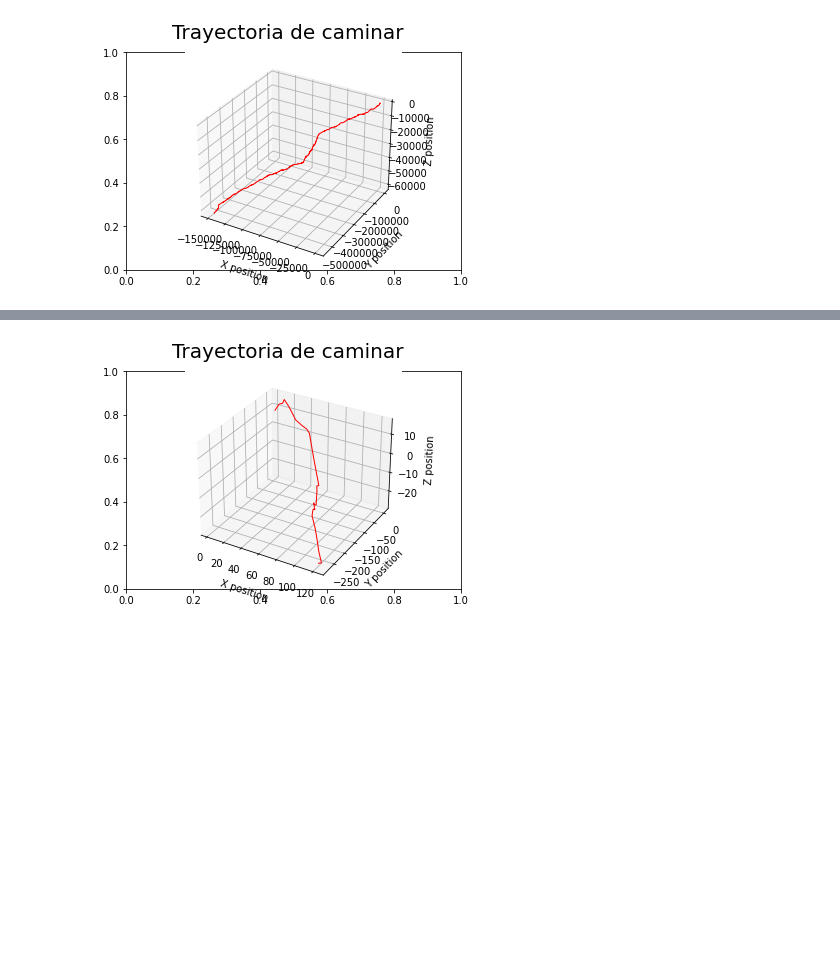
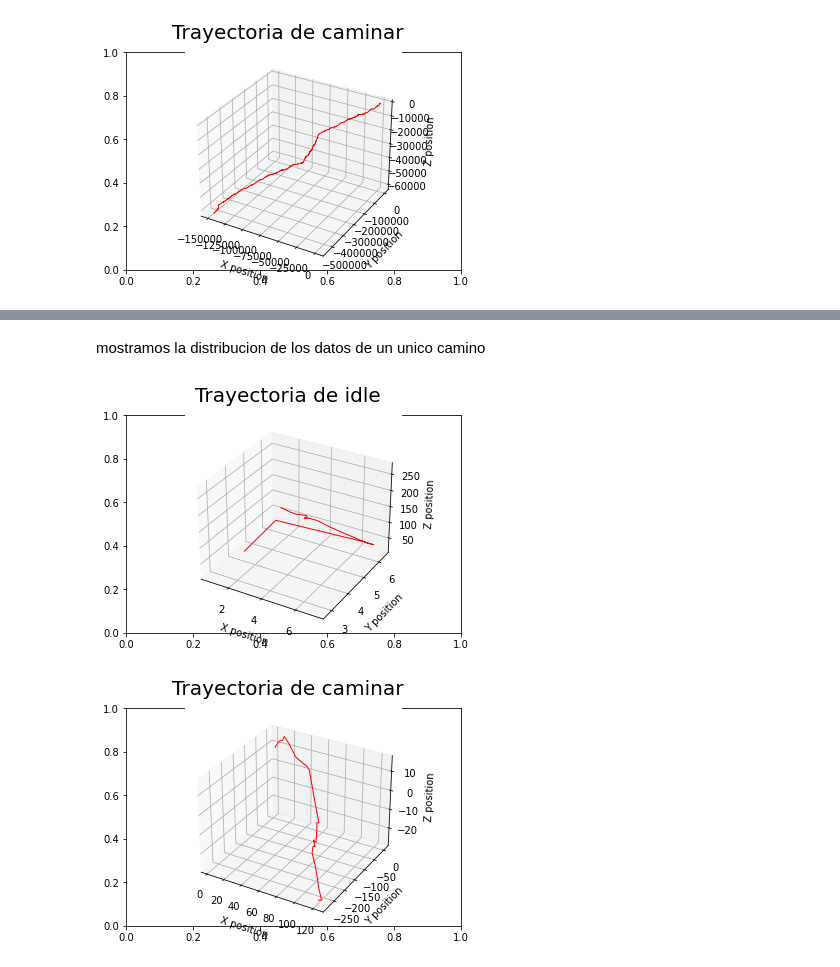
Before and after one commit to migueldemollet/Activity-Recognition, a Jupyter notebook: result.ipynb, the cells around one changed output, grey strips where cells are left out. Cells and saved outputs as stored; diff of their text form; code cells hidden in the pictures; blank space fills up the shorter version.

```diff
--- a/result.ipynb
+++ b/result.ipynb
@@ -172,3 +183,11 @@ plot_3d_trajectory(x, y, z, 'Trayectoria de caminar')
+# %% [markdown]
+mostramos la distribucion de los datos de un unico camino
+# %%
+# idle
+x,y,z = select_random_df('idle')
+plot_3d_trajectory(x, y, z, 'Trayectoria de idle')
+# %% [output]
+[figure, added]
 # %%
 # Walking
 x,y,z = select_random_df('walking')
```
Also changed, not shown: parts of 14 cells of this notebook.
